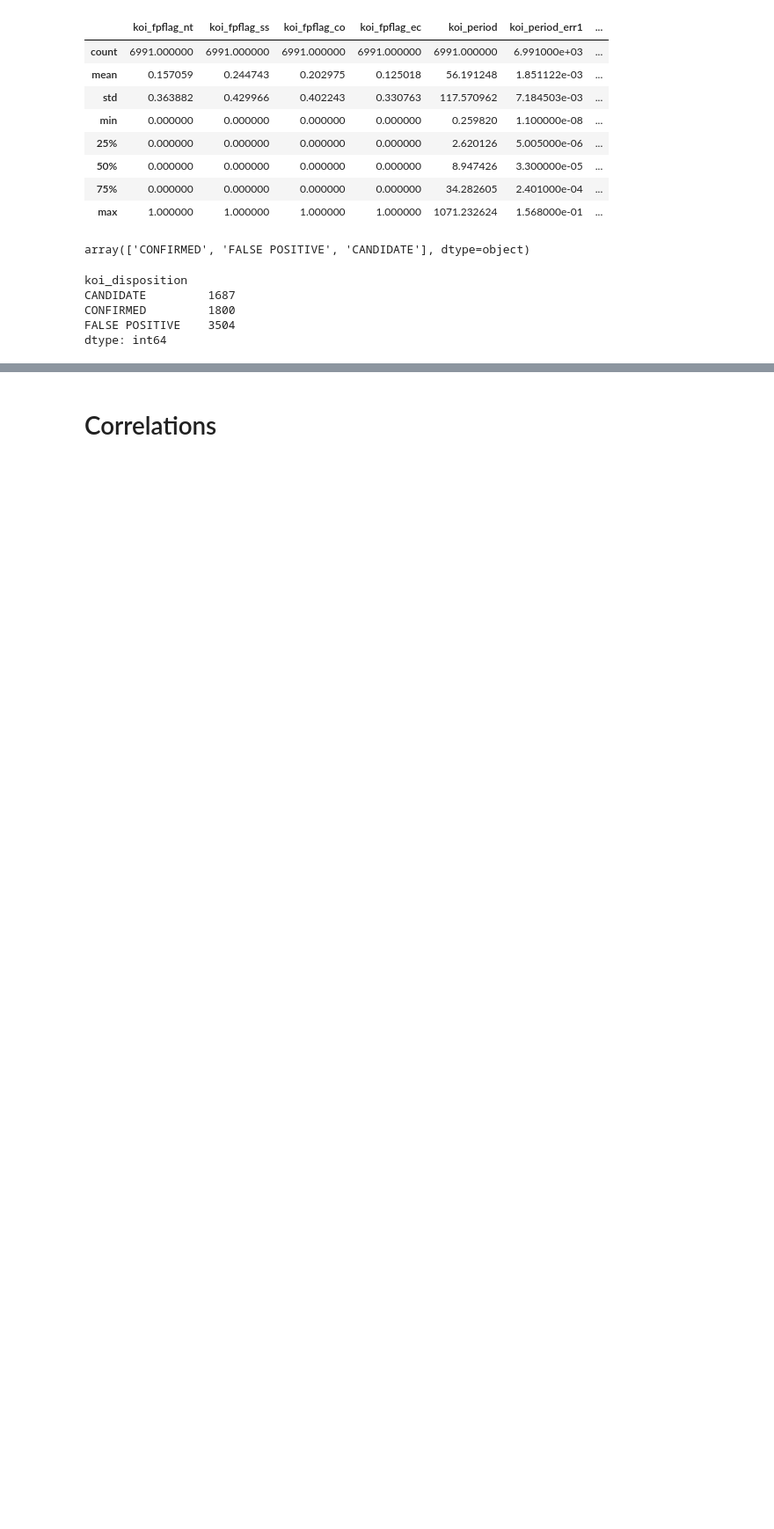
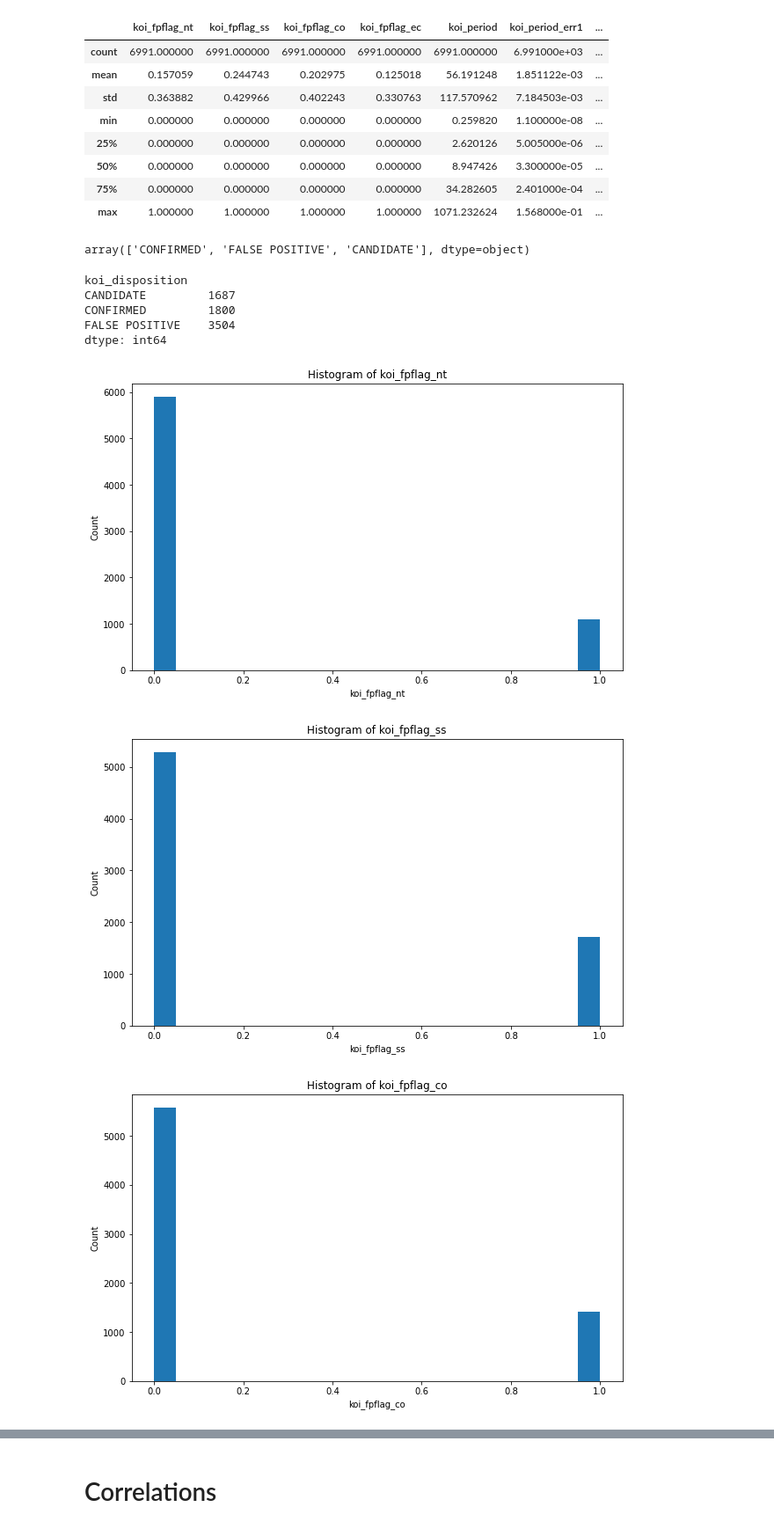
Before and after one commit to alexarnold630/SMU_Homework, a Jupyter notebook: 21-Machine-Learning/Submission/starter_code/machine learning hw.ipynb, the cells around one changed output, grey strips where cells are left out. Shown at 88% size. Saved outputs shown, nothing was run; the diff lists cells and outputs as text; code cells hidden in the pictures; blank space fills up the shorter version.

```diff
--- a/21-Machine-Learning/Submission/starter_code/machine learning hw.ipynb
+++ b/21-Machine-Learning/Submission/starter_code/machine learning hw.ipynb
@@ -91,3 +97,16 @@ CANDIDATE         1687
 CONFIRMED         1800
 FALSE POSITIVE    3504
 dtype: int64
+# %%
+for col in df.columns:
+    if type(df[col][0]) != str:
+        plt.figure(figsize = (10,6))
+        plt.hist(df[col], bins = 20)
+        plt.title(f"Histogram of {col}")
+        plt.ylabel("Count")
+        plt.xlabel(col)
+        plt.show
+# %% [output]
+[figure, added]
+[figure, added]
+[figure, added]
```
Also changed, not shown: parts of 22 cells of this notebook, 4 other files.
